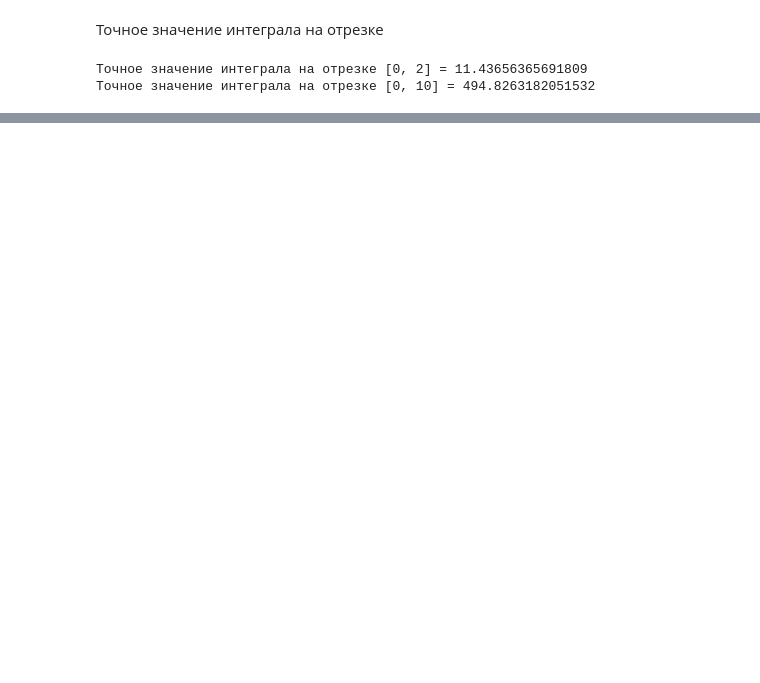
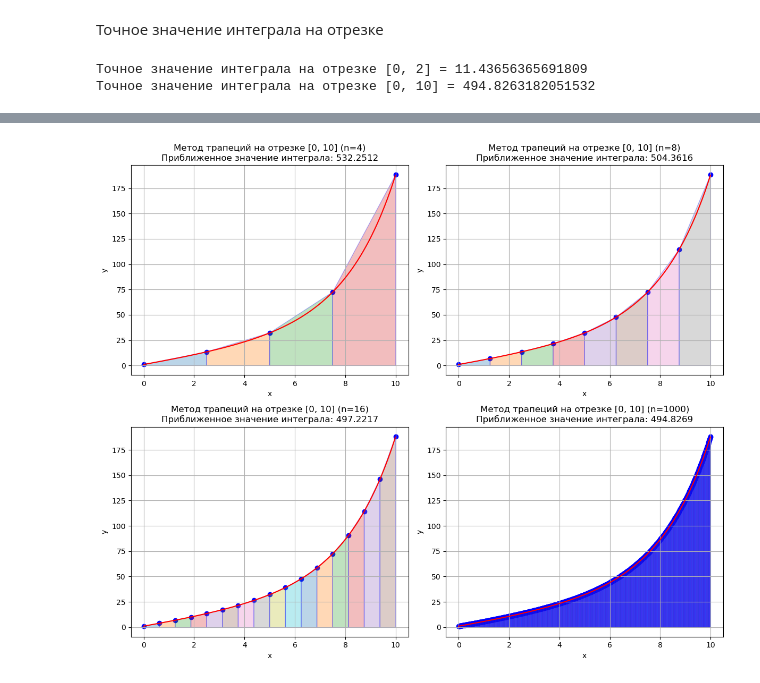
Before and after one commit to vorandpav/MathAnalLab, a Jupyter notebook: Lab2/MathAnalLab_2.ipynb, the cells around one changed output, grey strips where cells are left out. Saved outputs shown, nothing was run; the diff lists cells and outputs as text; code cells hidden in the pictures; blank space fills up the shorter version.

```diff
--- a/Lab2/MathAnalLab_2.ipynb
+++ b/Lab2/MathAnalLab_2.ipynb
@@ -266,0 +287,50 @@ result_mid_test = integral_midpoint_rectangle(f, a_test, b_test, n_list, plot=Tr
+# %%
+def integral_trapezoid(f, a, b, n_list, plot=False, **kwargs):
+    """
+    Метод трапеций
+    :param f: Функция
+    :param a: Начало отрезка
+    :param b: Конец отрезка
+    :param n_list: Список размеров разбиений
+    :param plot: Флаг для построения графика
+    :param kwargs: Дополнительные параметры для разбиения
+    :return: Список приближённых значений интеграла для каждого n
+    """
+    result = []
+    if plot:
+        plt.figure(figsize=(12, 10))
+
+    for n in n_list:
+        x = get_partition(a, b, n, **kwargs)
+        integral = 0
+        for i in range(n):
+            integral += (f(x[i]) + f(x[i + 1])) * (x[i + 1] - x[i]) / 2
+        result.append(integral)
+
+        if plot:
+            plt.subplot(2, 2, n_list.index(n) + 1)
+            plt.plot(np.arange(a, b, 0.01), f(np.arange(a, b, 0.01)), 'r-')
+            plt.scatter(x, f(x), color='b')
+            for i in range(n):
+                x_left = x[i]
+                x_right = x[i + 1]
+                y_val_left = f(x_left)
+                y_val_right = f(x_right)
+                X_rect = [x_left, x_right, x_right, x_left, x_left]
+                Y_rect = [0, 0, y_val_right, y_val_left, 0]
+                plt.fill(X_rect, Y_rect, alpha=0.3, edgecolor='b')
+            plt.title(f"Метод трапеций на отрезке [{a}, {b}] (n={n})\n"
+                      f"Приближенное значение интеграла: {integral:.4f}")
+            plt.xlabel("x")
+            plt.ylabel("y")
+            plt.grid()
+
+    if plot:
+        plt.tight_layout()
+        plt.show()
+    return result
+
+
+result_trap_test = integral_trapezoid(f, a_test, b_test, n_list, plot=True)
+# %% [output]
+[figure, added]
```
Also changed, not shown: parts of 14 cells of this notebook, 1 other file.
